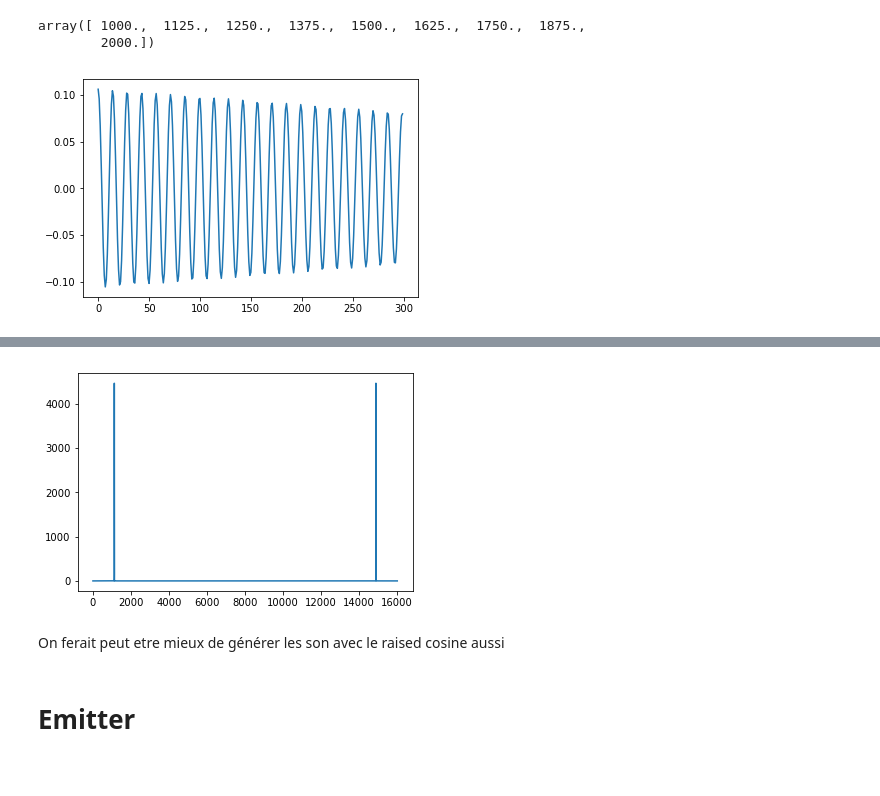
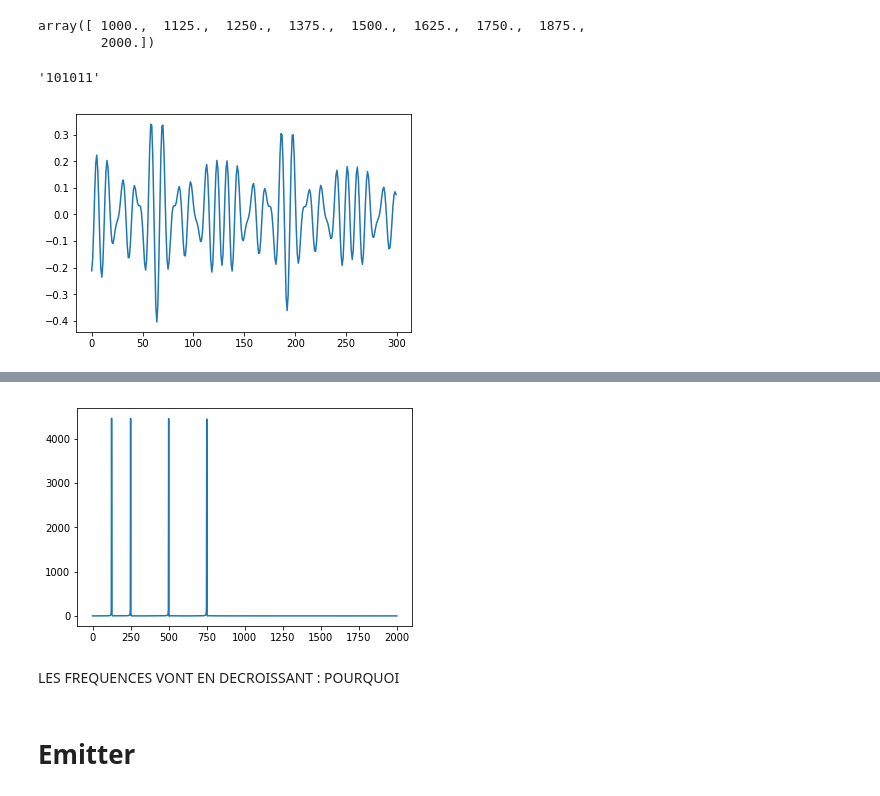
Before and after one commit to lucieperrotta/PDC, a Jupyter notebook: waveformFormer.ipynb, the cells around one changed output, grey strips where cells are left out. Drawn from its saved outputs; the diff is of its cells as text; code cells hidden in the pictures.

```diff
--- a/waveformFormer.ipynb
+++ b/waveformFormer.ipynb
@@ -77,28 +77,32 @@ def toWave2(c) :
             f = my_base[len(my_bin) - i] # because of the binary base
             raised += raised_cosine(f + freq_shift, T, Fs, beta=0.5)
     return raised
+# %%
+toBinary("G")
+# %% [output]
+'101011'
 # %%
 #You can test every character here (example with 'D')
 
-# x = toWave('D')
-x = toWave2('0')
+# x = toWave('A')
+x = toWave2('G')
 # the plot
 plt.plot(x[0:300])
 plt.show()
 
 # we can play it:
 IPython.display.Audio(x, rate=Fs)
 # %% [output]
-[figure, old version]
+[figure, new version]
 [interactive output not drawn]
 # %%
 X = np.fft.fft(x, Fs)
-plt.plot(np.abs(X))
+plt.plot(np.abs(X)[1000:3000])
 plt.show()
 # %% [output]
-[figure, old version]
+[figure, new version]
-# %% [markdown]
-On ferait peut etre mieux de générer les son avec le raised cosine aussi
+# %% [markdown]
+LES FREQUENCES VONT EN DECROISSANT : POURQUOI
 # %% [markdown]
 # Emitter
 # %%
```
Also changed, not shown: parts of 16 cells of this notebook.
